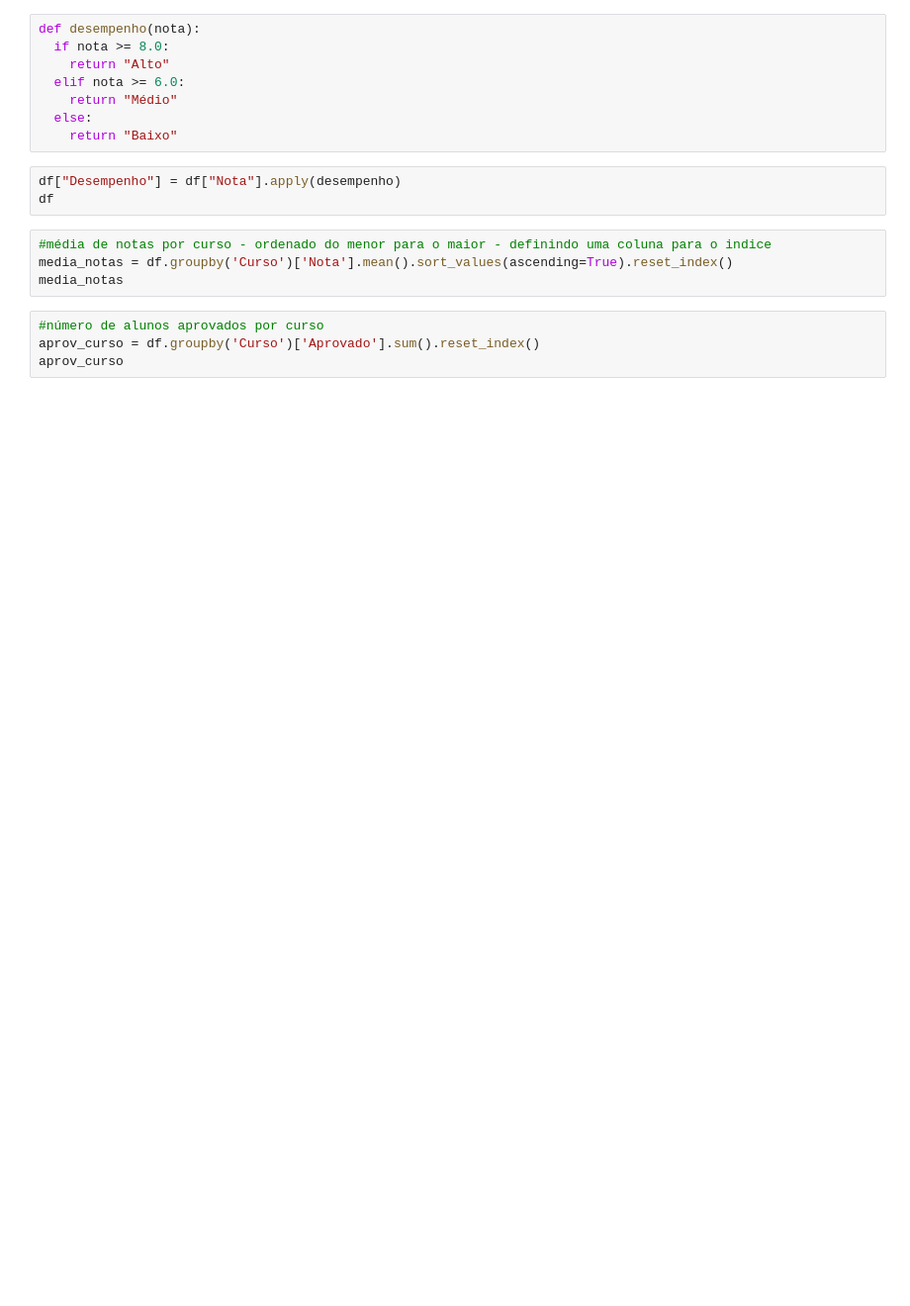
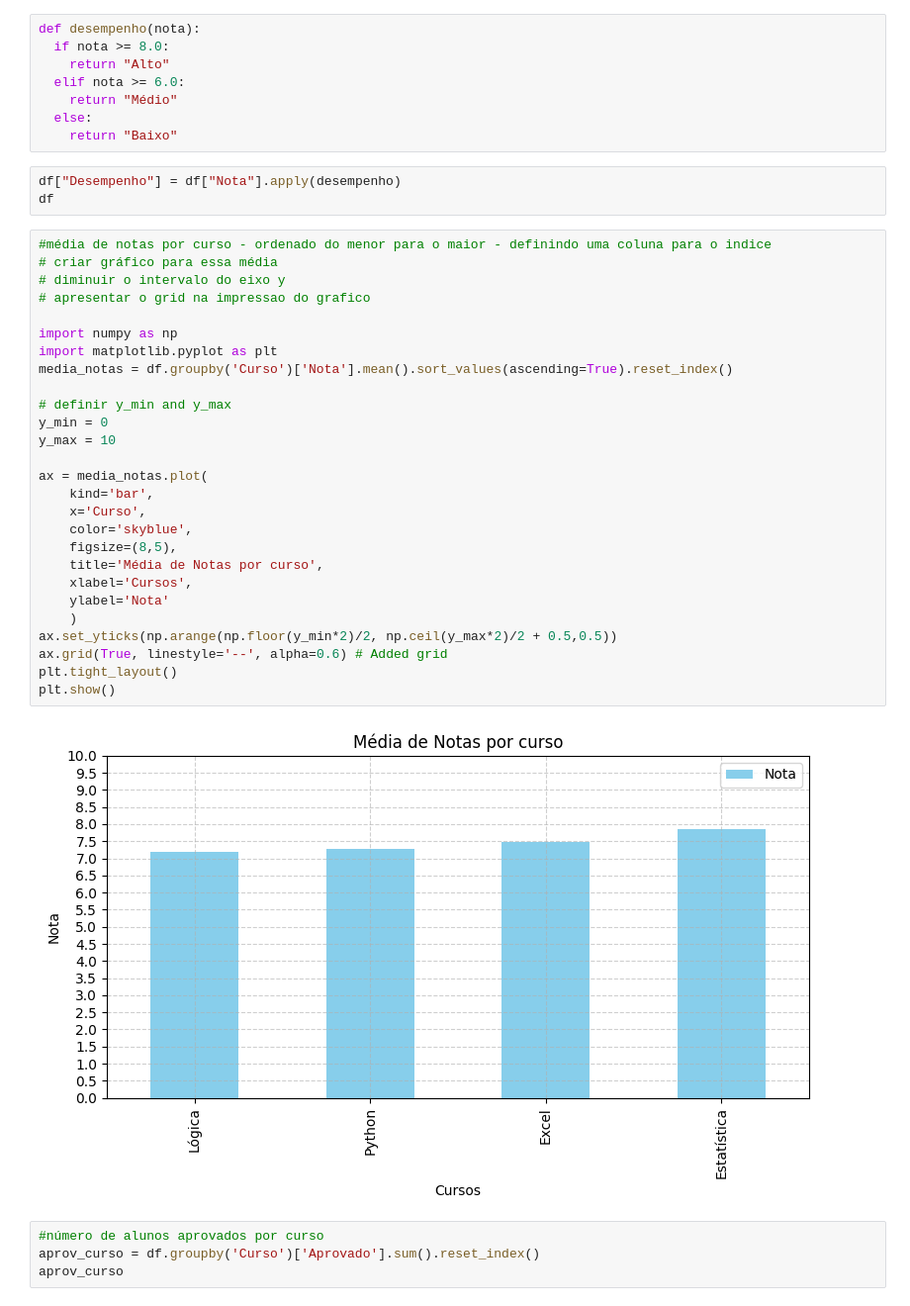
Before and after one commit to MargaridaVitolo/Educ360, a Jupyter notebook: MatPlotLib.ipynb, the cells around one changed output. Shown at 99% size. Cells and saved outputs as stored; diff of their text form; blank space fills up the shorter version.

```diff
--- a/MatPlotLib.ipynb
+++ b/MatPlotLib.ipynb
@@ -43,10 +28,35 @@ def desempenho(nota):
 # %%
 df["Desempenho"] = df["Nota"].apply(desempenho)
 df
-# %%
-#média de notas por curso - ordenado do menor para o maior - definindo uma coluna para o indice
-media_notas = df.groupby('Curso')['Nota'].mean().sort_values(ascending=True).reset_index()
-media_notas
+# %%
+#média de notas por curso - ordenado do menor para o maior - definindo uma coluna para o indice
+# criar gráfico para essa média
+# diminuir o intervalo do eixo y
+# apresentar o grid na impressao do grafico
+
+import numpy as np
+import matplotlib.pyplot as plt
+media_notas = df.groupby('Curso')['Nota'].mean().sort_values(ascending=True).reset_index()
+
+# definir y_min and y_max
+y_min = 0
+y_max = 10
+
+ax = media_notas.plot(
+    kind='bar',
+    x='Curso',
+    color='skyblue',
+    figsize=(8,5),
+    title='Média de Notas por curso',
+    xlabel='Cursos',
+    ylabel='Nota'
+    )
+ax.set_yticks(np.arange(np.floor(y_min*2)/2, np.ceil(y_max*2)/2 + 0.5,0.5))
+ax.grid(True, linestyle='--', alpha=0.6) # Added grid
+plt.tight_layout()
+plt.show()
+# %% [output]
+[figure, added]
 # %%
 #número de alunos aprovados por curso
 aprov_curso = df.groupby('Curso')['Aprovado'].sum().reset_index()
```
Also changed, not shown: parts of 6 cells of this notebook.
